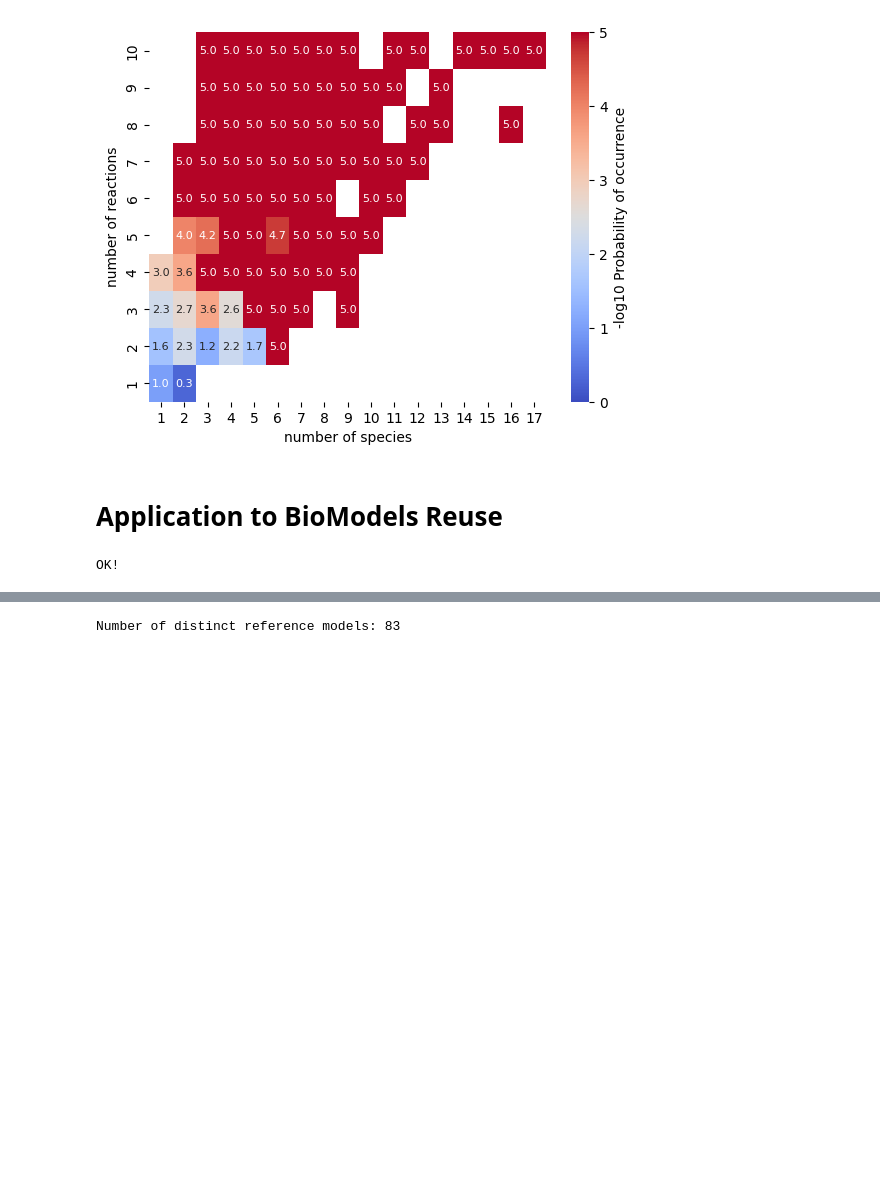
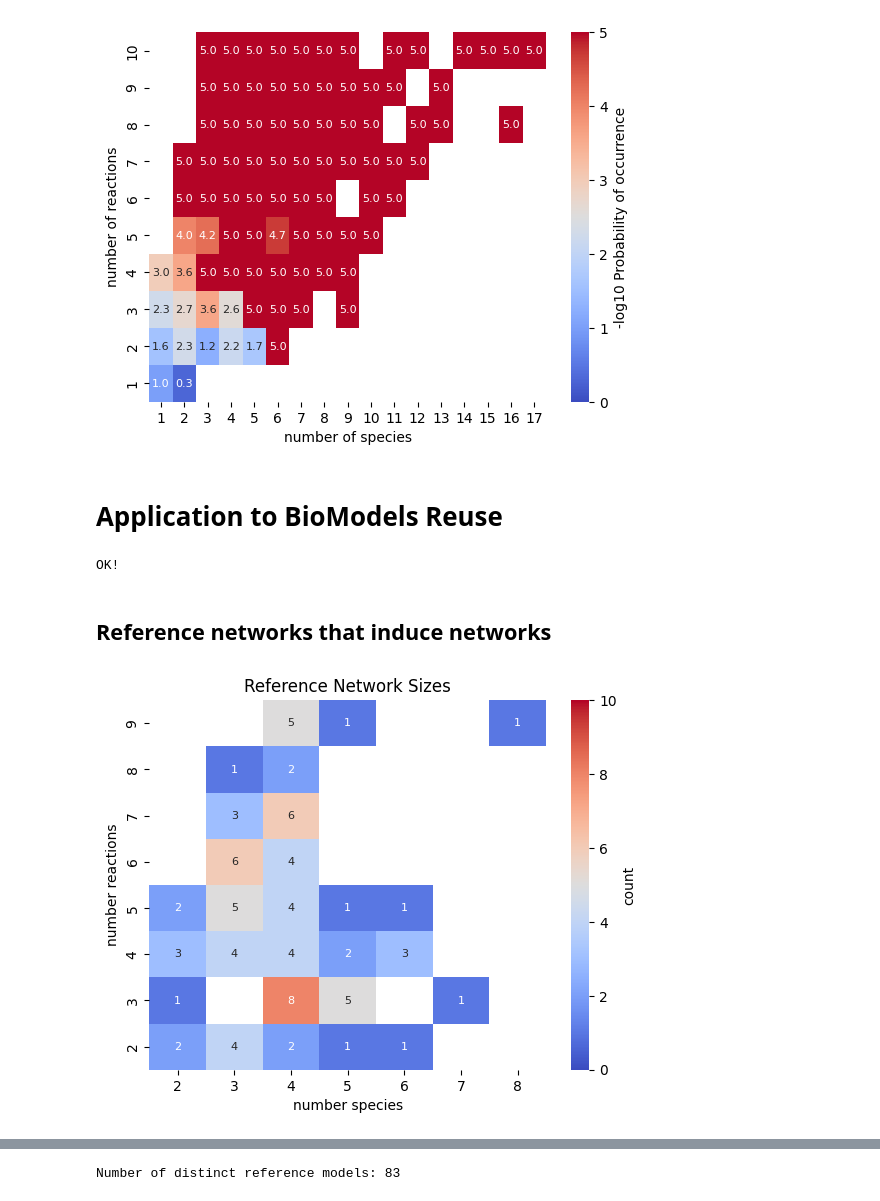
Before and after one commit to ModelEngineering/pySubnetSB, a Jupyter notebook: notebooks/plot_for_paper.ipynb, the cells around one changed output, grey strips where cells are left out. Cells and saved outputs as stored; diff of their text form; code cells hidden in the pictures; blank space fills up the shorter version.

```diff
--- a/notebooks/plot_for_paper.ipynb
+++ b/notebooks/plot_for_paper.ipynb
@@ -368,3 +385,12 @@ heatmapCount(STRONG_DF, title="Strong, Induced, Counts", is_plot=False)
 print("OK!")
 # %% [output]
 OK!
+# %% [markdown]
+## Reference networks that induce networks
+# %%
+heatmapCount(STRONG_DF, title="Sizes of Inducing Reference Networks", is_plot=True, network_column=cn.FINDER_REFERENCE_NETWORK,
+             is_count=True)
+path = os.path.join(cn.PLOT_DIR, "all_reference_network_count.pdf")
+plt.savefig(path)
+# %% [output]
+[figure, added]
```
Also changed, not shown: parts of 15 cells of this notebook, 13 other files.
